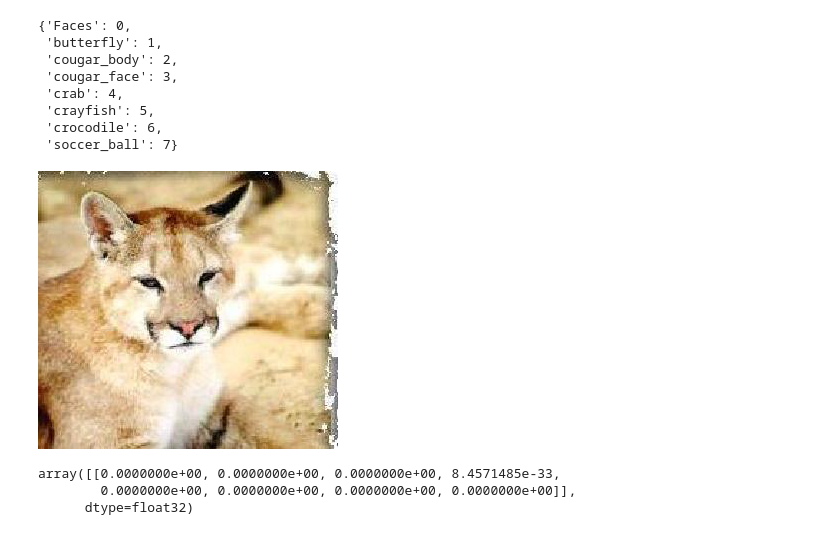
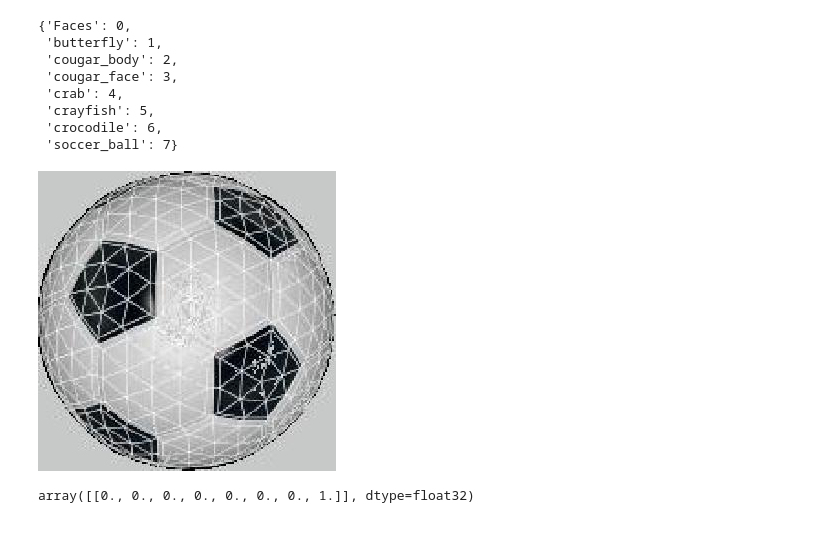
Before and after one commit to lukasy09/KernelDatabase.py, a Jupyter notebook: Objects/src/objects_classification.ipynb, the cells around one changed output. Drawn from its saved outputs; the diff is of its cells as text; code cells hidden in the pictures.

```diff
--- a/Objects/src/objects_classification.ipynb
+++ b/Objects/src/objects_classification.ipynb
@@ -135,10 +135,10 @@ valid_set.class_indices
  'crocodile': 6,
  'soccer_ball': 7}
 # %%
-image = Image.open("PersonalTestSet/image_000.jpg")
+image = Image.open("PersonalTestSet/image_0064.jpg")
 image
 # %% [output]
-[figure, old version]
+[figure, new version]
 # %%
 def preprocess_img(img,target_size):
     img = img.resize(target_size)
@@ -151,6 +151,4 @@ preprocessed_image = preprocess_img(image,target_size=(400,400))
 predictions = model.predict(preprocessed_image)
 predictions
 # %% [output]
-array([[0.0000000e+00, 0.0000000e+00, 0.0000000e+00, 8.4571485e-33,
-        0.0000000e+00, 0.0000000e+00, 0.0000000e+00, 0.0000000e+00]],
-      dtype=float32)
+array([[0., 0., 0., 0., 0., 0., 0., 1.]], dtype=float32)
```
